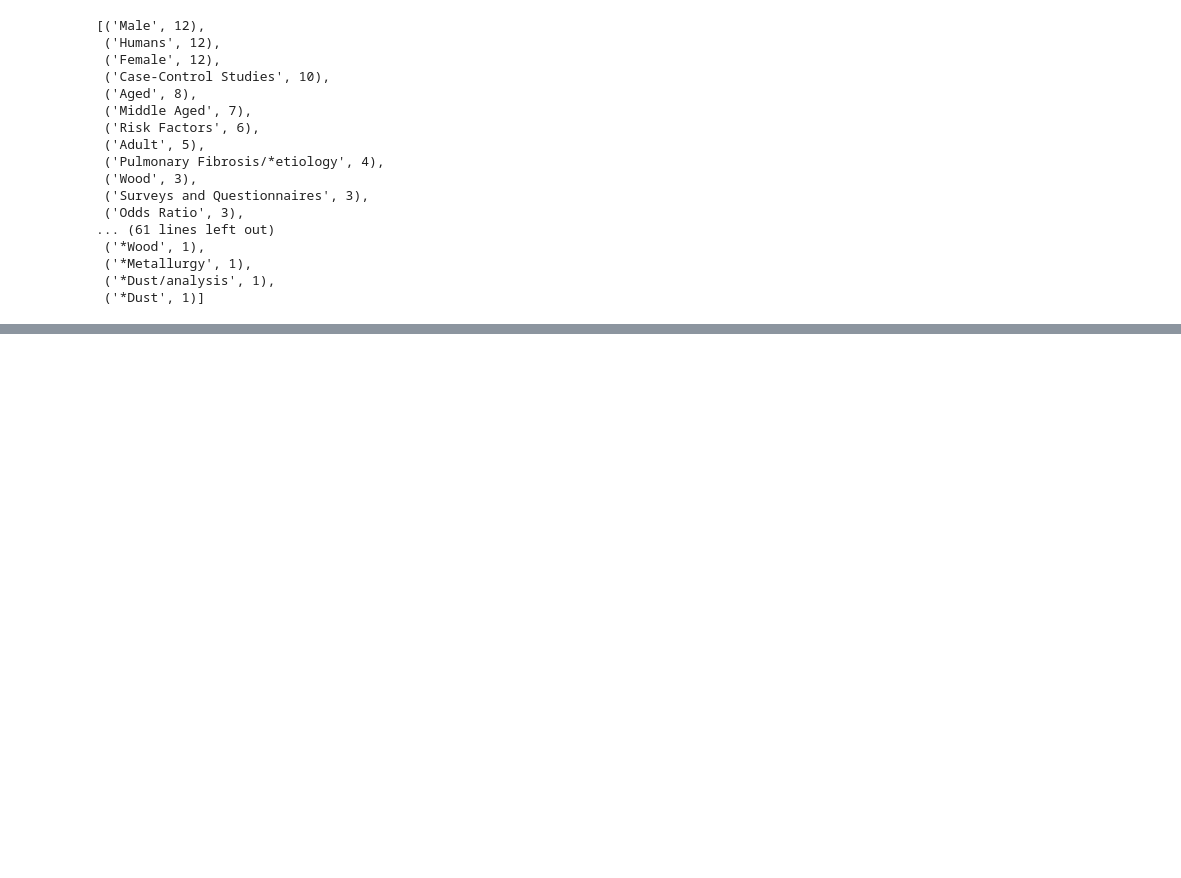
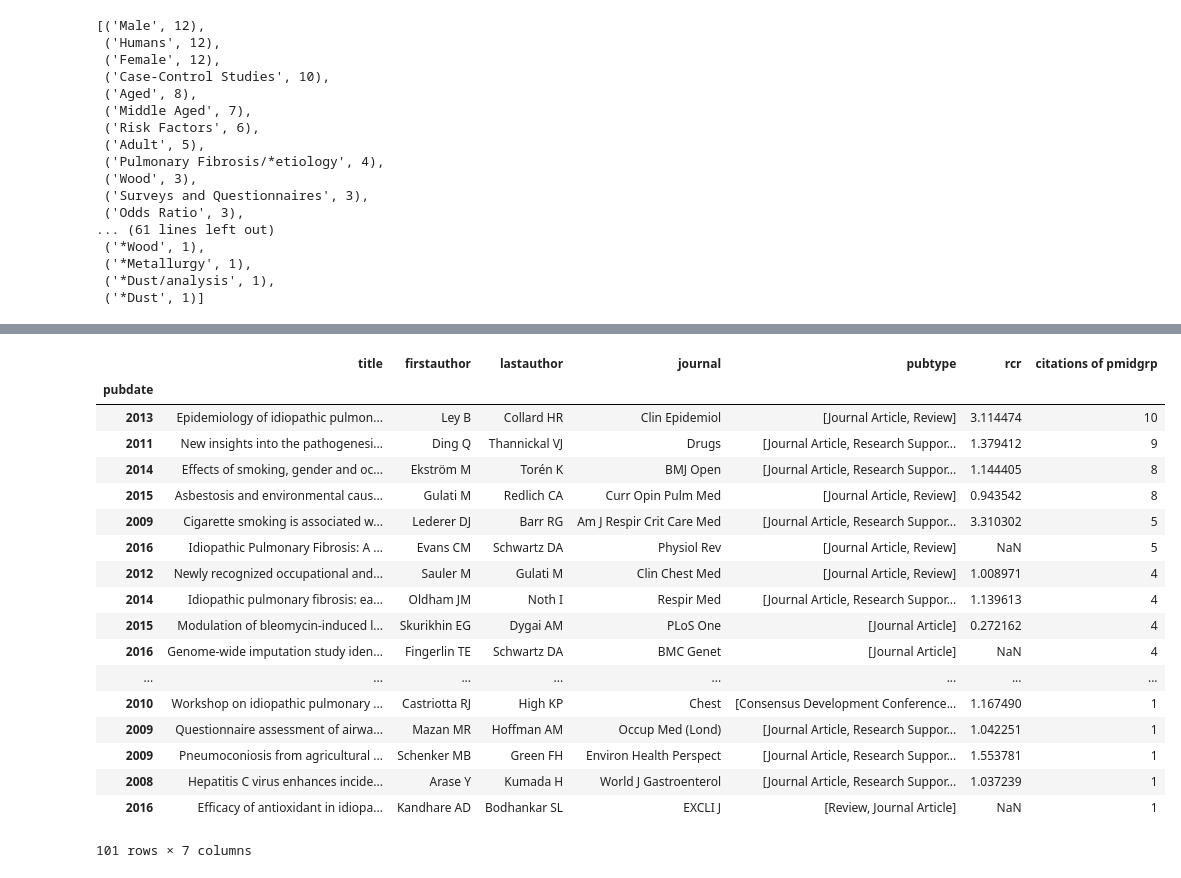
Before and after one commit to drcjar/litsearch, a Jupyter notebook: litsearch.ipynb, the cells around one changed output, grey strips where cells are left out. Drawn from its saved outputs; the diff is of its cells as text; code cells hidden in the pictures; blank space fills up the shorter version.

```diff
--- a/litsearch.ipynb
+++ b/litsearch.ipynb
@@ -497,0 +557,22 @@ Top citing papers (from pubmed) for the 12 occupational IPF case-control studies
+# %%
+df.sort_values(by='citations of pmidgrp', ascending=False)
+# %% [output]
+|  | title | firstauthor | lastauthor | journal | pubtype | rcr | citations of pmidgrp |
+| pubdate |  |  |  |  |  |  |  |
+| 2013 | Epidemiology of idiopathic pulmon... | Ley B | Collard HR | Clin Epidemiol | [Journal Article, Review] | 3.114474 | 10 |
+| 2011 | New insights into the pathogenesi... | Ding Q | Thannickal VJ | Drugs | [Journal Article, Research Suppor... | 1.379412 | 9 |
+| 2014 | Effects of smoking, gender and oc... | Ekström M | Torén K | BMJ Open | [Journal Article, Research Suppor... | 1.144405 | 8 |
+| 2015 | Asbestosis and environmental caus... | Gulati M | Redlich CA | Curr Opin Pulm Med | [Journal Article, Review] | 0.943542 | 8 |
+| 2009 | Cigarette smoking is associated w... | Lederer DJ | Barr RG | Am J Respir Crit Care Med | [Journal Article, Research Suppor... | 3.310302 | 5 |
+| 2016 | Idiopathic Pulmonary Fibrosis: A ... | Evans CM | Schwartz DA | Physiol Rev | [Journal Article, Review] | NaN | 5 |
+| 2012 | Newly recognized occupational and... | Sauler M | Gulati M | Clin Chest Med | [Journal Article, Review] | 1.008971 | 4 |
+| 2014 | Idiopathic pulmonary fibrosis: ea... | Oldham JM | Noth I | Respir Med | [Journal Article, Research Suppor... | 1.139613 | 4 |
+| 2015 | Modulation of bleomycin-induced l... | Skurikhin EG | Dygai AM | PLoS One | [Journal Article] | 0.272162 | 4 |
+| 2016 | Genome-wide imputation study iden... | Fingerlin TE | Schwartz DA | BMC Genet | [Journal Article] | NaN | 4 |
+| ... | ... | ... | ... | ... | ... | ... | ... |
+| 2010 | Workshop on idiopathic pulmonary ... | Castriotta RJ | High KP | Chest | [Consensus Development Conference... | 1.167490 | 1 |
+| 2009 | Questionnaire assessment of airwa... | Mazan MR | Hoffman AM | Occup Med (Lond) | [Journal Article, Research Suppor... | 1.042251 | 1 |
+| 2009 | Pneumoconiosis from agricultural ... | Schenker MB | Green FH | Environ Health Perspect | [Journal Article, Research Suppor... | 1.553781 | 1 |
+| 2008 | Hepatitis C virus enhances incide... | Arase Y | Kumada H | World J Gastroenterol | [Journal Article, Research Suppor... | 1.037239 | 1 |
+| 2016 | Efficacy of antioxidant in idiopa... | Kandhare AD | Bodhankar SL | EXCLI J | [Review, Journal Article] | NaN | 1 |
+101 rows × 7 columns
```
Also changed, not shown: parts of 11 cells of this notebook, 1 other file.
